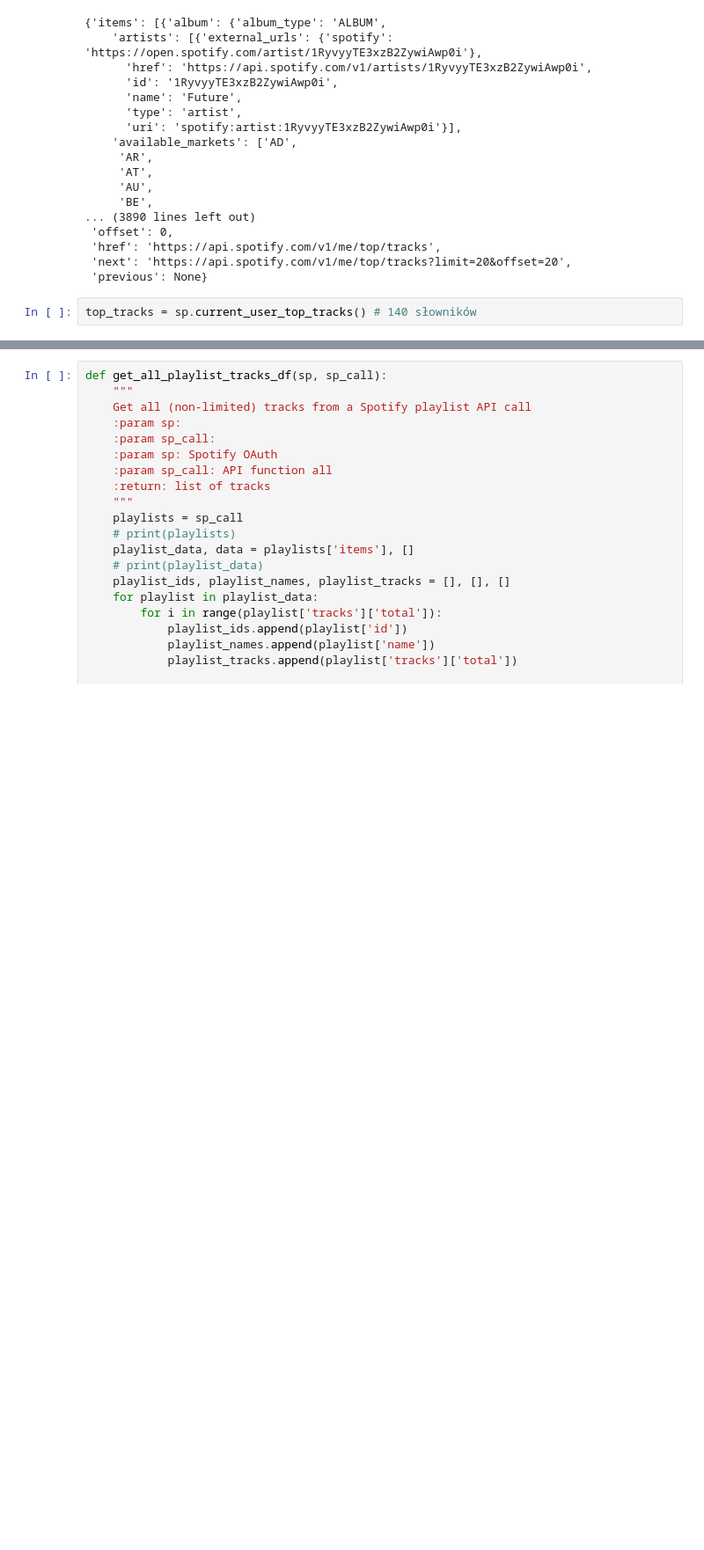
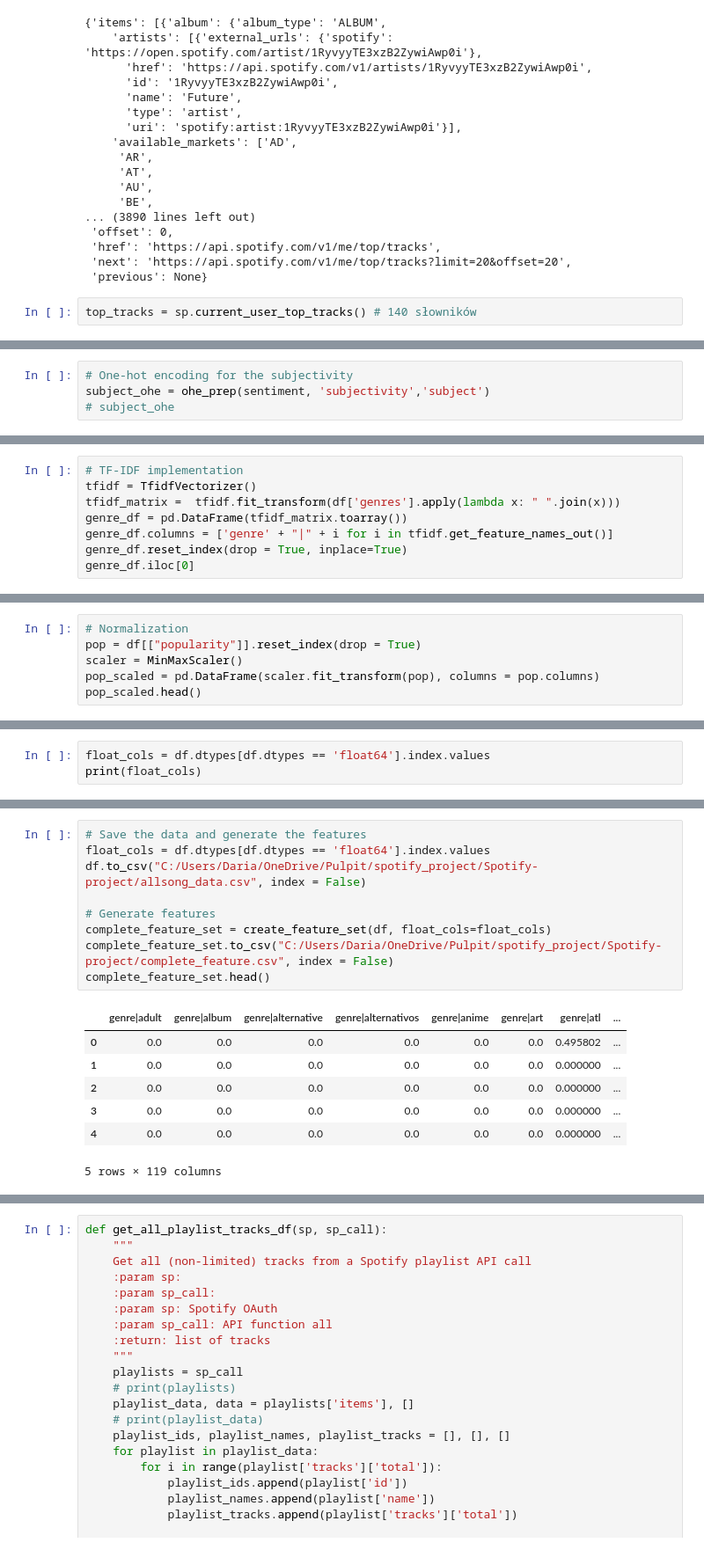
Before and after one commit to drmatczak/Spotify-project, a Jupyter notebook: spo.ipynb, the cells around one changed output, grey strips where cells are left out. Shown at 88% size. Cells and saved outputs as stored; diff of their text form; blank space fills up the shorter version.

```diff
--- a/spo.ipynb
+++ b/spo.ipynb
@@ -146,0 +295,4 @@ saved track data:
+# %%
+# One-hot encoding for the subjectivity
+subject_ohe = ohe_prep(sentiment, 'subjectivity','subject')
+# subject_ohe
@@ -146,0 +344,8 @@ saved track data:
+# %%
+# TF-IDF implementation
+tfidf = TfidfVectorizer()
+tfidf_matrix =  tfidf.fit_transform(df['genres'].apply(lambda x: " ".join(x)))
+genre_df = pd.DataFrame(tfidf_matrix.toarray())
+genre_df.columns = ['genre' + "|" + i for i in tfidf.get_feature_names_out()]
+genre_df.reset_index(drop = True, inplace=True)
+genre_df.iloc[0]
@@ -146,0 +369,6 @@ saved track data:
+# %%
+# Normalization
+pop = df[["popularity"]].reset_index(drop = True)
+scaler = MinMaxScaler()
+pop_scaled = pd.DataFrame(scaler.fit_transform(pop), columns = pop.columns)
+pop_scaled.head()
@@ -146,0 +382,3 @@ saved track data:
+# %%
+float_cols = df.dtypes[df.dtypes == 'float64'].index.values
+print(float_cols)
@@ -146,0 +435,17 @@ saved track data:
+# %%
+# Save the data and generate the features
+float_cols = df.dtypes[df.dtypes == 'float64'].index.values
+df.to_csv("C:/Users/Daria/OneDrive/Pulpit/spotify_project/Spotify-project/allsong_data.csv", index = False)
+
+# Generate features
+complete_feature_set = create_feature_set(df, float_cols=float_cols)
+complete_feature_set.to_csv("C:/Users/Daria/OneDrive/Pulpit/spotify_project/Spotify-project/complete_feature.csv", index = False)
+complete_feature_set.head()
+# %% [output]
+|  | genre|adult | genre|album | genre|alternative | genre|alternativos | genre|anime | genre|art | genre|atl | ... |
+| 0 | 0.0 | 0.0 | 0.0 | 0.0 | 0.0 | 0.0 | 0.495802 | ... |
+| 1 | 0.0 | 0.0 | 0.0 | 0.0 | 0.0 | 0.0 | 0.000000 | ... |
+| 2 | 0.0 | 0.0 | 0.0 | 0.0 | 0.0 | 0.0 | 0.000000 | ... |
+| 3 | 0.0 | 0.0 | 0.0 | 0.0 | 0.0 | 0.0 | 0.000000 | ... |
+| 4 | 0.0 | 0.0 | 0.0 | 0.0 | 0.0 | 0.0 | 0.000000 | ... |
+5 rows × 119 columns
```
Also changed, not shown: parts of 28 cells of this notebook.
